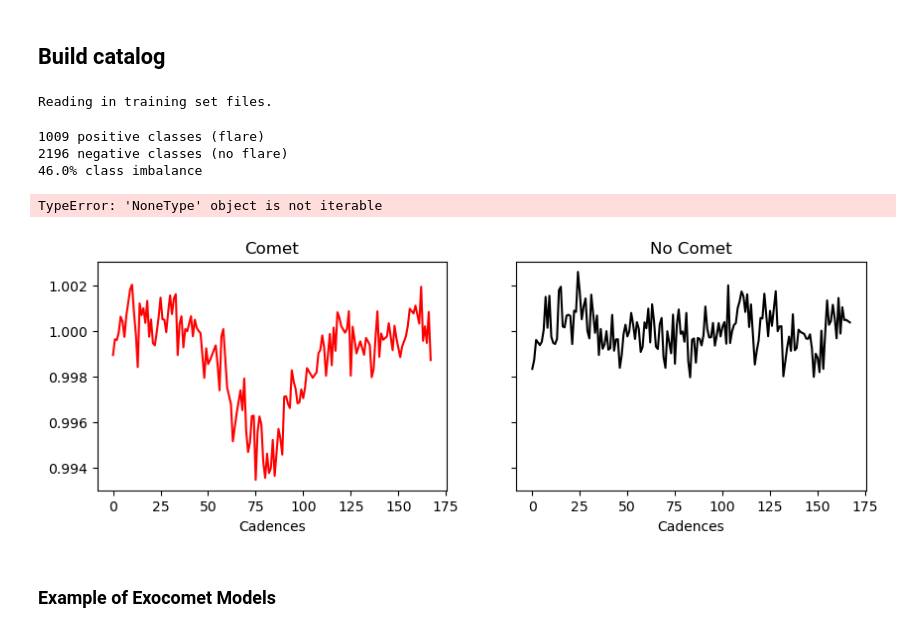
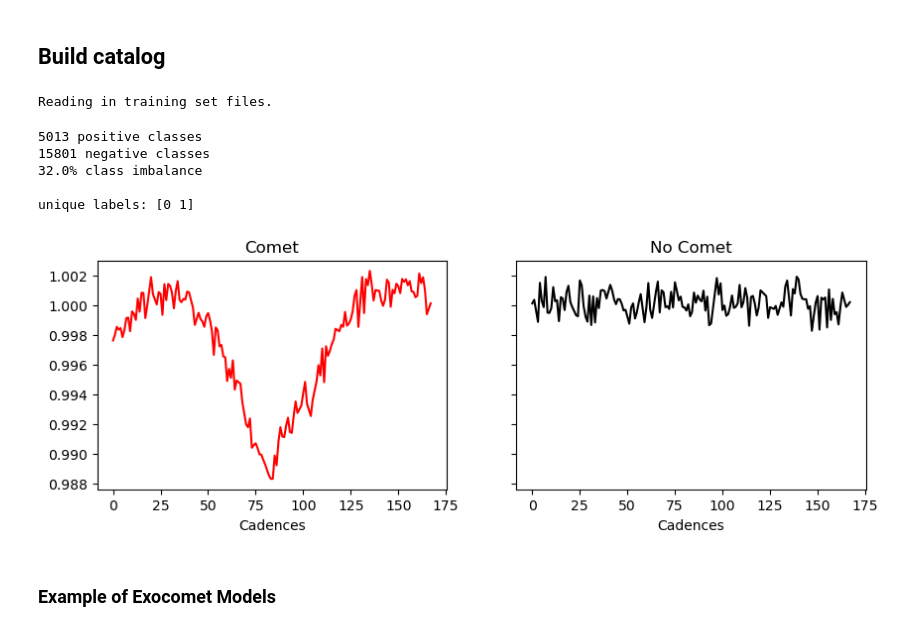
Before and after one commit to azibn/nets2, a Jupyter notebook: notebooks/create-comets-eleanor.ipynb, the cells around one changed output. Cells and saved outputs as stored; diff of their text form; code cells hidden in the pictures.

Commit message:
training set complete. at hyperparameter tuning stage

```diff
--- a/notebooks/create-comets-eleanor.ipynb
+++ b/notebooks/create-comets-eleanor.ipynb
@@ -419,25 +293,26 @@ t.write('catalog-eleanor-lite.txt', format='ascii', overwrite=True)
 # %%
-ds = stella.FlareDataSet(fn_dir='/Users/azib/Documents/open_source/nets2/eleanor-lite-models/',
-                         catalog='/Users/azib/Documents/open_source/nets2/notebooks/catalog-eleanor-lite.txt',cadences=168,training=0.8,validation=0.9,frac_balance=0.3)
+ds = stella.FlareDataSet(fn_dir='/Users/azib/Documents/open_source/nets2/models/comets5k/',
+                         catalog='/Users/azib/Documents/open_source/nets2/catalogs/comets.txt',cadences=168,training=0.8,validation=0.9,frac_balance=0,merge_datasets=False)
 # %% [output]
 Reading in training set files.
-1009 positive classes (flare)
-2196 negative classes (no flare)
-46.0% class imbalance
+5013 positive classes
+15801 negative classes
+32.0% class imbalance
+
+unique labels: [0 1]
-TypeError: 'NoneType' object is not iterable
 # %%
 ind_pc = np.where(ds.train_labels==1)[0] # Flares
-ind_nc = np.where(ds.train_labels==0)[0] # No flares
+ind_nc = np.where(ds.train_labels!=1)[0] # No flares
 
 fig, (ax1, ax2) = plt.subplots(ncols=2, figsize=(10,3),
                                sharex=True, sharey=True)
-ax1.plot(ds.train_data[ind_pc[19]], 'r')
+ax1.plot(ds.train_data[ind_pc[2]], 'r')
 ax1.set_title('Comet')
 ax1.set_xlabel('Cadences')
 ax2.plot(ds.train_data[ind_nc[0]], 'k')
 ax2.set_title('No Comet')
 ax2.set_xlabel('Cadences');
 # %% [output]
-[figure, old version]
+[figure, new version]
 # %% [markdown]
 ### Example of Exocomet Models
```
Also changed, not shown: parts of 48 cells of this notebook, 33 other files.
